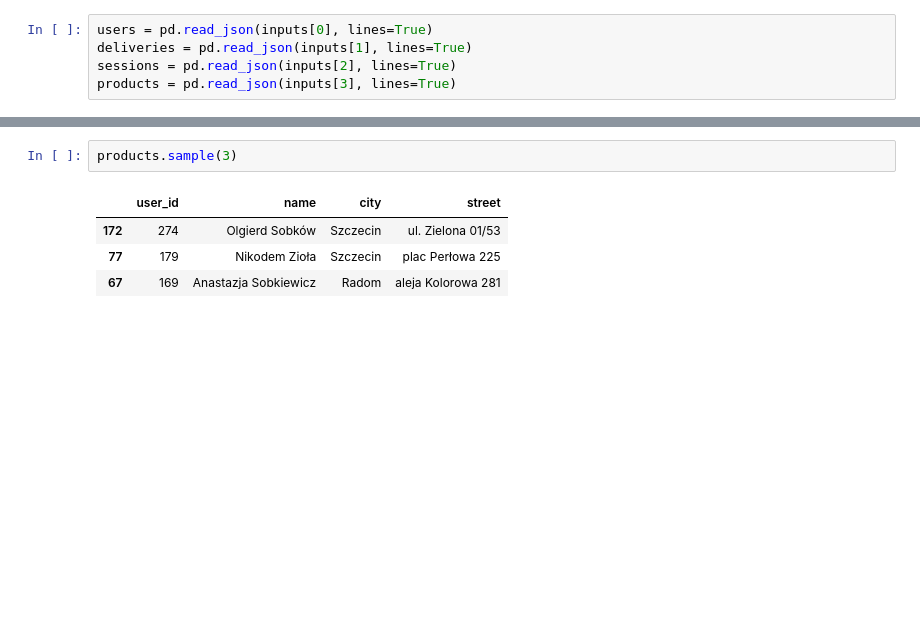
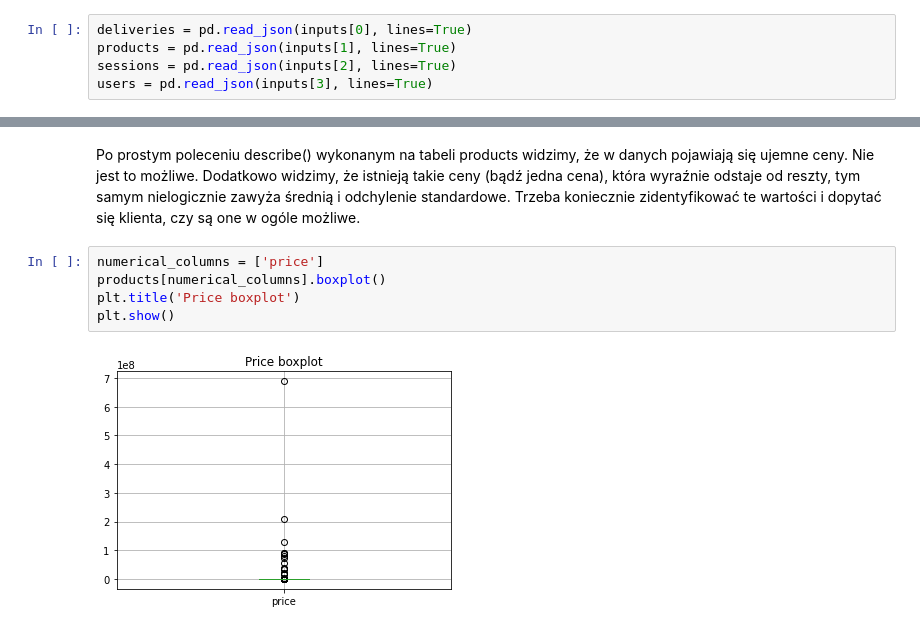
Before and after one commit to olkuka/IUM-project, a Jupyter notebook: IUM Proj 1.ipynb, the cells around one changed output, grey strips where cells are left out. Saved outputs shown, nothing was run; the diff lists cells and outputs as text; blank space fills up the shorter version.

```diff
--- a/IUM Proj 1.ipynb
+++ b/IUM Proj 1.ipynb
@@ -36,6 +60,6 @@ Name with path: /home/bindas/Documents/IUM/IUM-project/data/users.jsonl
 Name without path: users.jsonl
 # %%
-users = pd.read_json(inputs[0], lines=True)
-deliveries = pd.read_json(inputs[1], lines=True)
+deliveries = pd.read_json(inputs[0], lines=True)
+products = pd.read_json(inputs[1], lines=True)
 sessions = pd.read_json(inputs[2], lines=True)
-products = pd.read_json(inputs[3], lines=True)
+users = pd.read_json(inputs[3], lines=True)
@@ -115,7 +277,9 @@ products.describe()
-# %%
-products.sample(3)
-# %% [output]
-|  | user_id | name | city | street |
-| 172 | 274 | Olgierd Sobków | Szczecin | ul. Zielona 01/53 |
-| 77 | 179 | Nikodem Zioła | Szczecin | plac Perłowa 225 |
-| 67 | 169 | Anastazja Sobkiewicz | Radom | aleja Kolorowa 281 |
+# %% [markdown]
+Po prostym poleceniu describe() wykonanym na tabeli products widzimy, że w danych pojawiają się ujemne ceny. Nie jest to możliwe. Dodatkowo widzimy, że istnieją takie ceny (bądź jedna cena), która wyraźnie odstaje od reszty, tym samym nielogicznie zawyża średnią i odchylenie standardowe. Trzeba koniecznie zidentyfikować te wartości i dopytać się klienta, czy są one w ogóle możliwe.
+# %%
+numerical_columns = ['price']
+products[numerical_columns].boxplot()
+plt.title('Price boxplot')
+plt.show()
+# %% [output]
+[figure, added]
```
Also changed, not shown: parts of 43 cells of this notebook.
